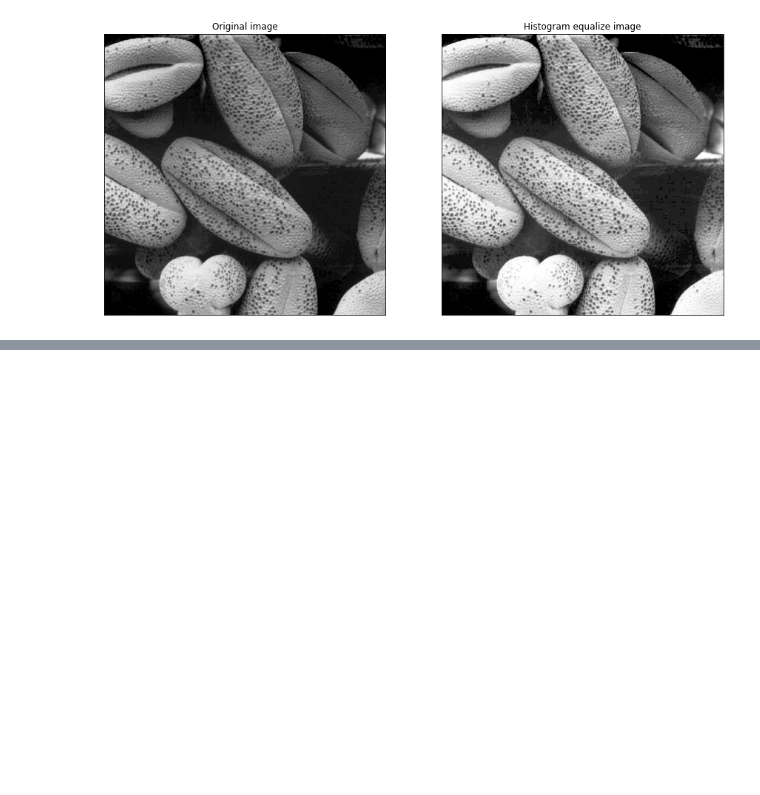
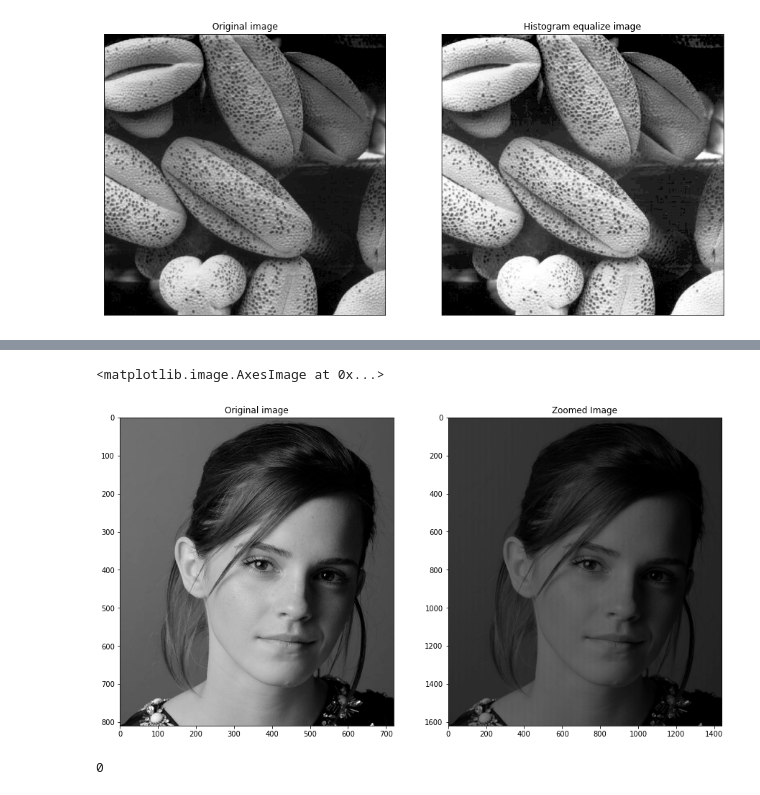
Before and after one commit to induwarasenadheera/EN2550---Fundamental-of-Image-Processing, a Jupyter notebook: assignment 1.ipynb, the cells around one changed output, grey strips where cells are left out. Saved outputs shown, nothing was run; the diff lists cells and outputs as text; code cells hidden in the pictures; blank space fills up the shorter version.

```diff
--- a/assignment 1.ipynb
+++ b/assignment 1.ipynb
@@ -182,0 +214,71 @@ ax[1].imshow(zoomed,"gray")
+# %%
+import numpy as np
+import cv2 as cv
+import matplotlib.pyplot as plt
+
+im=cv.imread(r'./Images/emma_gray.jpg',cv.IMREAD_GRAYSCALE)
+scale=2
+
+def nearest_neighbor(im,scale):
+    rows=int(scale*im.shape[0])
+    cols=int(scale*im.shape[1])
+
+    zoomed=np.zeros((rows,cols),dtype=im.dtype)
+    width=im.shape[0]
+    height=im.shape[1]
+    for x in range(rows):
+        for y in range(cols):
+            # Coordinates in old image
+            x_ = x/scale
+            y_ = y/scale
+
+            # Finding neighboring points
+            x1 = min(int(np.floor(x_)), width-1)
+            y1 = min(int(np.floor(y_)), height-1)
+            x2 = min(int(np.ceil(x_)), width-1)
+            y2 = min(int(np.ceil(y_)), height-1)
+
+            Q11 = im[x1, y1]
+            Q12 = im[x2, y1]
+            Q21 = im[x1, y2]
+            Q22 = im[x2, y2]
+
+            # Interpolating P1 and P2
+            P1 = (x2-x_)*Q11 + (x_-x1)*Q12
+            P2 = (x2-x_)*Q21 + (x_-x1)*Q22
+
+            if x1 == x2:
+              P1 = Q11
+              P2 = Q22
+
+            # Interpolating P
+            P = (y2-y_)*P1 + (y_-y1)*P2
+
+            # Rounding P to an int tuple
+            zoomed[x,y]=int(P)
+    return zoomed
+zoomed=nearest_neighbor(im,scale)
+cv.namedWindow('Original',cv.WINDOW_AUTOSIZE)
+cv.imshow('Original',im)
+cv.waitKey(0)
+
+cv.namedWindow('Zoomed',cv.WINDOW_AUTOSIZE)
+cv.imshow('Zoomed',zoomed)
+cv.waitKey(0)
+cv.destroyAllWindows()
+
+ig,ax=plt.subplots(1,2,figsize=(15,11))
+ax[0].imshow(im,"gray")
+ax[0].set_title('Original image')
+#ax[0].set_xticks([]), ax[0].set_yticks([])
+ax[1].set_title('Zoomed Image')
+ax[1].imshow(zoomed,"gray")
+#ax[1].set_xticks([]), ax[1].set_yticks([])
+# %% [output]
+<matplotlib.image.AxesImage at 0x...>
+[figure, added]
+# %%
+np.amax(zoomed)
+np.amin(zoomed)
+# %% [output]
+0
```
Also changed, not shown: parts of 2 cells of this notebook.
